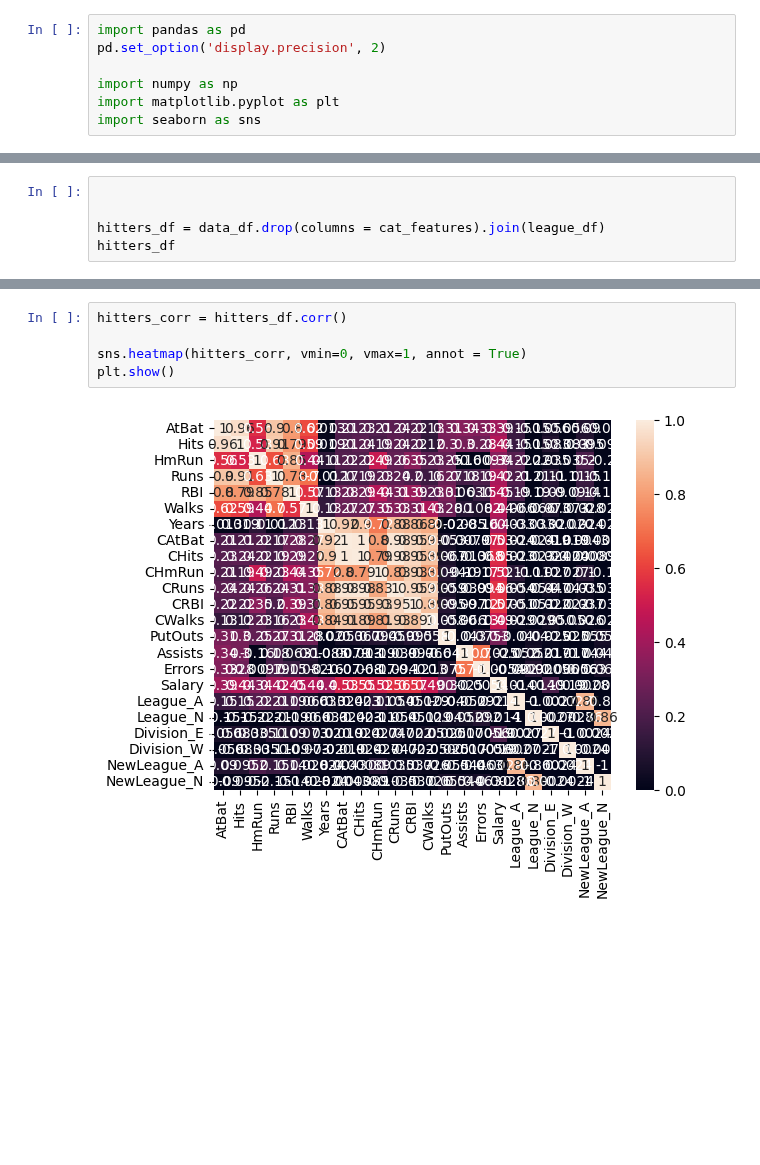
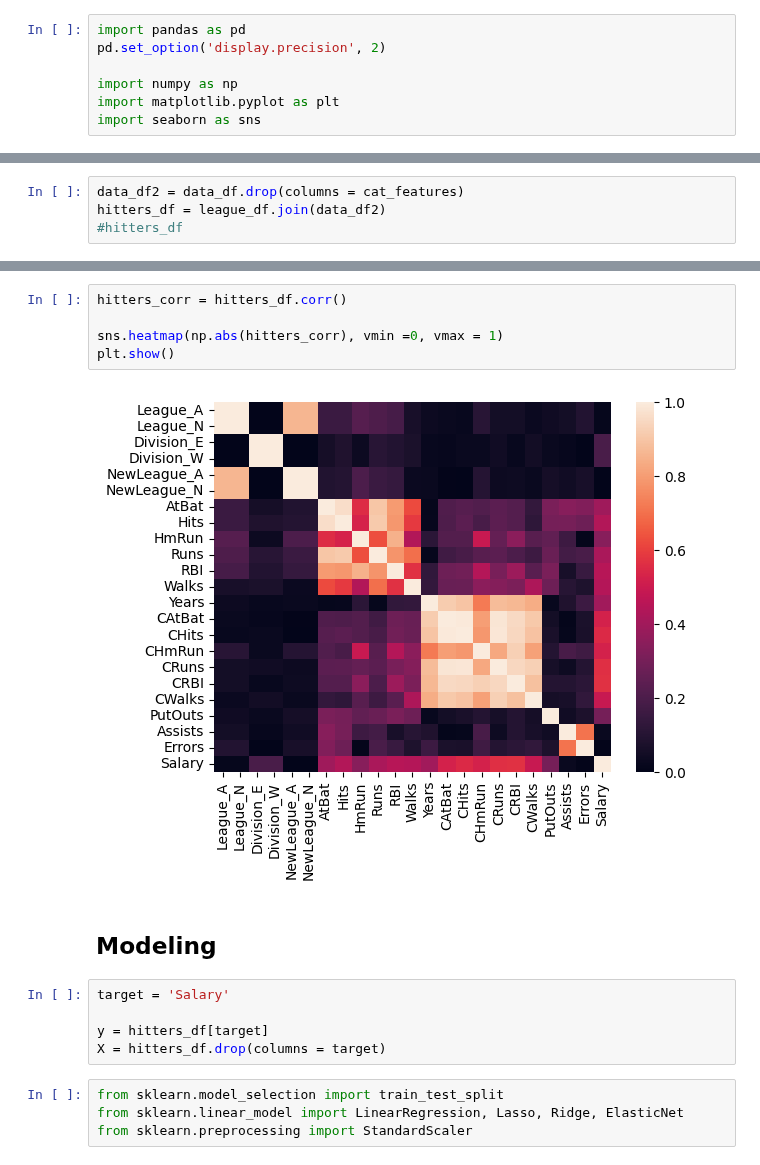
Before and after one commit to GettysburgDataScience/DS325-Notes, a Jupyter notebook: 01_Regression/02_regularization_unfinished.ipynb, the cells around one changed output, grey strips where cells are left out. Drawn from its saved outputs; the diff is of its cells as text; blank space fills up the shorter version.

```diff
--- a/01_Regression/02_regularization_unfinished.ipynb
+++ b/01_Regression/02_regularization_unfinished.ipynb
@@ -113,5 +88,4 @@ league_df
 # %%
-
-
-hitters_df = data_df.drop(columns = cat_features).join(league_df)
-hitters_df
+data_df2 = data_df.drop(columns = cat_features)
+hitters_df = league_df.join(data_df2)
+#hitters_df
@@ -132,7 +92,18 @@ hitters_df
 # %%
 hitters_corr = hitters_df.corr()
 
-sns.heatmap(hitters_corr, vmin=0, vmax=1, annot = True)
+sns.heatmap(np.abs(hitters_corr), vmin =0, vmax = 1)
 plt.show()
 # %% [output]
-[figure, old version]
+[figure, new version]
+# %% [markdown]
+## Modeling
+# %%
+target = 'Salary'
+
+y = hitters_df[target]
+X = hitters_df.drop(columns = target)
+# %%
+from sklearn.model_selection import train_test_split
+from sklearn.linear_model import LinearRegression, Lasso, Ridge, ElasticNet
+from sklearn.preprocessing import StandardScaler
```
Also changed, not shown: parts of 13 cells of this notebook, 7 other files.
